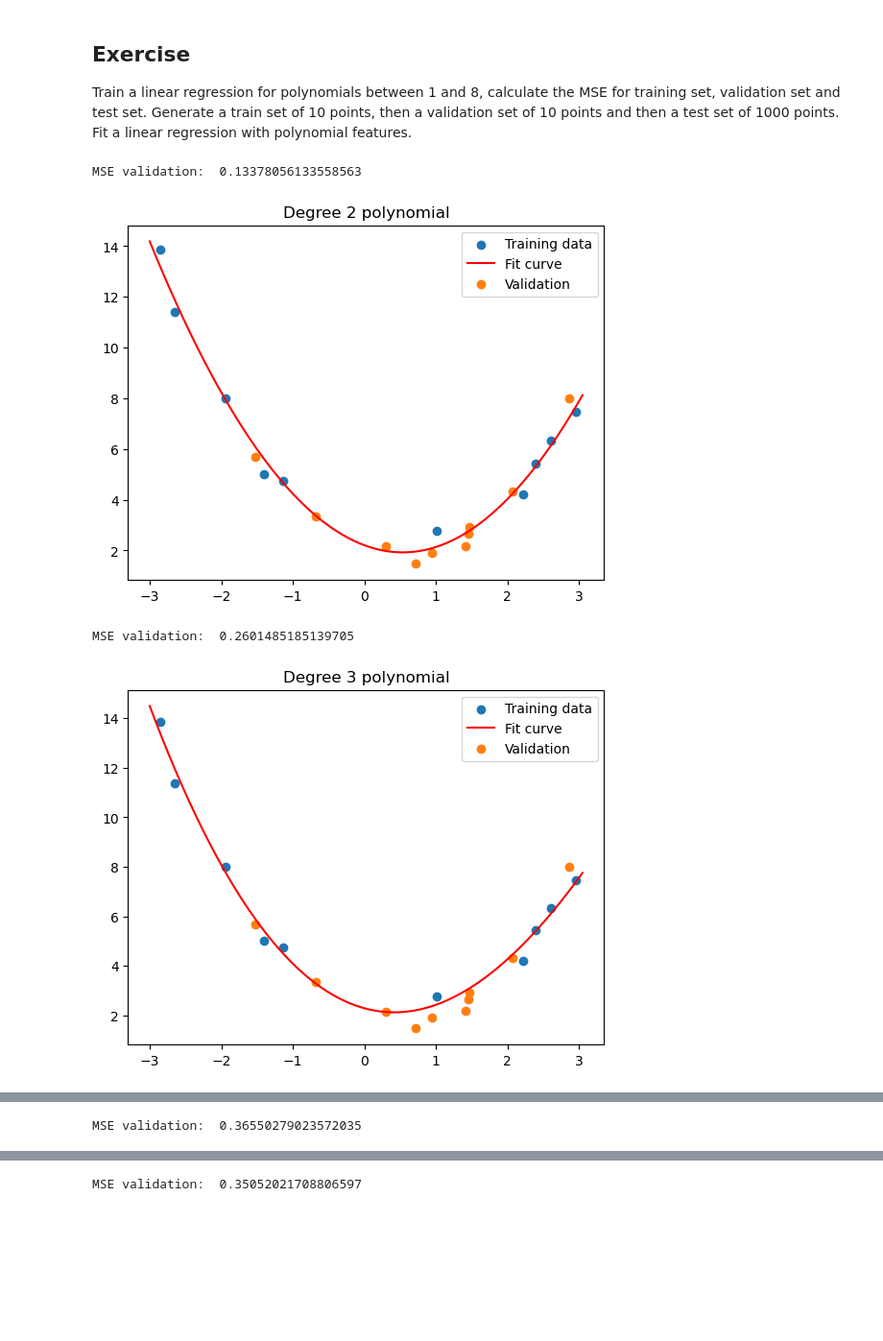
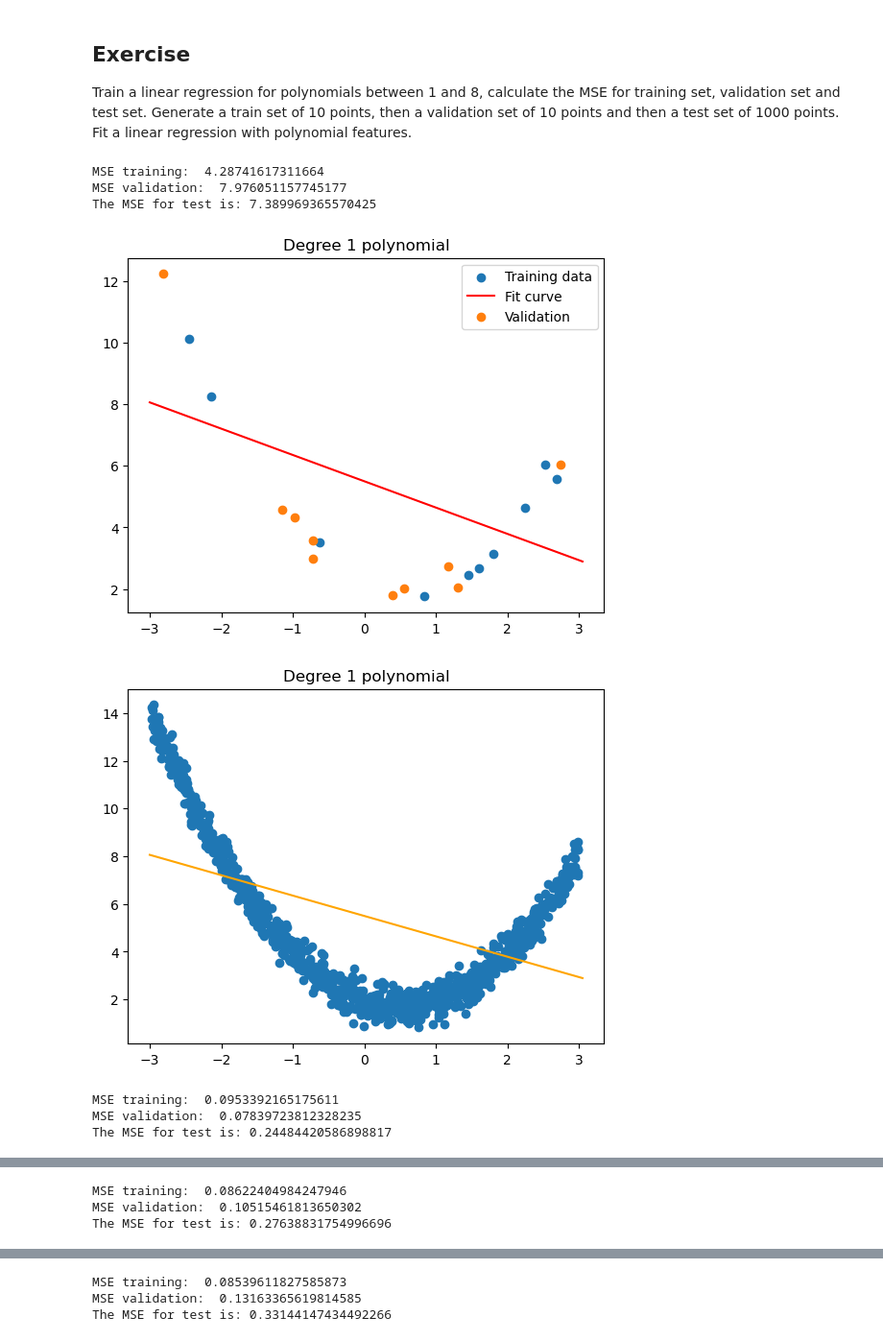
Before and after one commit to afrincon2/Machine_learning, a Jupyter notebook: LinearRegression/LinearRegression-Ex.ipynb, the cells around one changed output, grey strips where cells are left out. Shown: that part at 96% size. Drawn from its saved outputs; the diff is of its cells as text; code cells hidden in the pictures; blank space fills up the shorter version.

```diff
--- a/LinearRegression/LinearRegression-Ex.ipynb
+++ b/LinearRegression/LinearRegression-Ex.ipynb
@@ -348,29 +348,42 @@ def validation(data_valx,data_valy,model):
     MSE_a=calculate_MSE(y_pred,data_valy)
     return MSE_a
 # %%
-data_train_x_proccesing,y_pred,model,_=train_model(data_train_x,data_train_y,1)
+data_train_x_proccesing,y_pred,model,MSE_train=train_model(data_train_x,data_train_y,1)
 MSE_aval=validation(data_validation_x,data_validation_y,model)
 degree=1
 save_model=model
 #Validation for 8 polynomial, get the polinomial, with the lowest MSE using validation set
-for i in range(2,9):
-    data_train_x_proccesing,y_pred,model,_=train_model(data_train_x,data_train_y,i)
+for i in range(1,9):
+    data_train_x_proccesing,y_pred,model,MSE_train=train_model(data_train_x,data_train_y,i)
     MSE_val=validation(data_validation_x,data_validation_y,model)
+    data_test=sample_ds(1000)
+    data_test_x,data_test_y=data_test
+    MSE_test=validation(data_test_x,data_test_y,model)
+    print("MSE training: ", MSE_train)
     print("MSE validation: ", MSE_val)
+    print("The MSE for test is:", MSE_test)
     plt.scatter(data_train_x, data_train_y, label='Training data')
     plt.plot(data_train_x_proccesing,y_pred, color='r', label='Fit curve')
     plt.scatter(data_validation_x,data_validation_y,label="Validation")
     plt.title("Degree {} polynomial".format(i))
     plt.legend()
     plt.show()
+    plt.scatter(data_test_x,data_test_y)
+    plt.plot(data_train_x_proccesing,y_pred,color="orange")
+    plt.title("Degree {} polynomial".format(degree))
+    plt.show()
     if MSE_val<MSE_aval:
         MSE_aval=MSE_val
         degree=i
         save_model=model
         save_fitcurve_x,save_fitcurve_y=data_train_x_proccesing,y_pred
-print("Degree with less MSE: ",degree)
+print("Degree with less MSE validation is with : ",degree, " degrees")
 # %% [output]
-MSE validation:  0.13378056133558563
+MSE training:  4.28741617311664
+MSE validation:  7.976051157745177
+The MSE for test is: 7.389969365570425
-[figure, old version]
+[figure, new version]
+[figure, new version]
-MSE validation:  0.2601485185139705
+MSE training:  0.0953392165175611
+MSE validation:  0.07839723812328235
+The MSE for test is: 0.24484420586898817
-[figure, old version]
@@ -377 +392,3 @@ MSE validation:  0.2601485185139705
-MSE validation:  0.36550279023572035
+MSE training:  0.08622404984247946
+MSE validation:  0.10515461813650302
+The MSE for test is: 0.27638831754996696
@@ -379 +397,3 @@ MSE validation:  0.36550279023572035
-MSE validation:  0.35052021708806597
+MSE training:  0.08539611827585873
+MSE validation:  0.13163365619814585
+The MSE for test is: 0.33144147434492266
```
Also changed, not shown: parts of 4 cells of this notebook.
